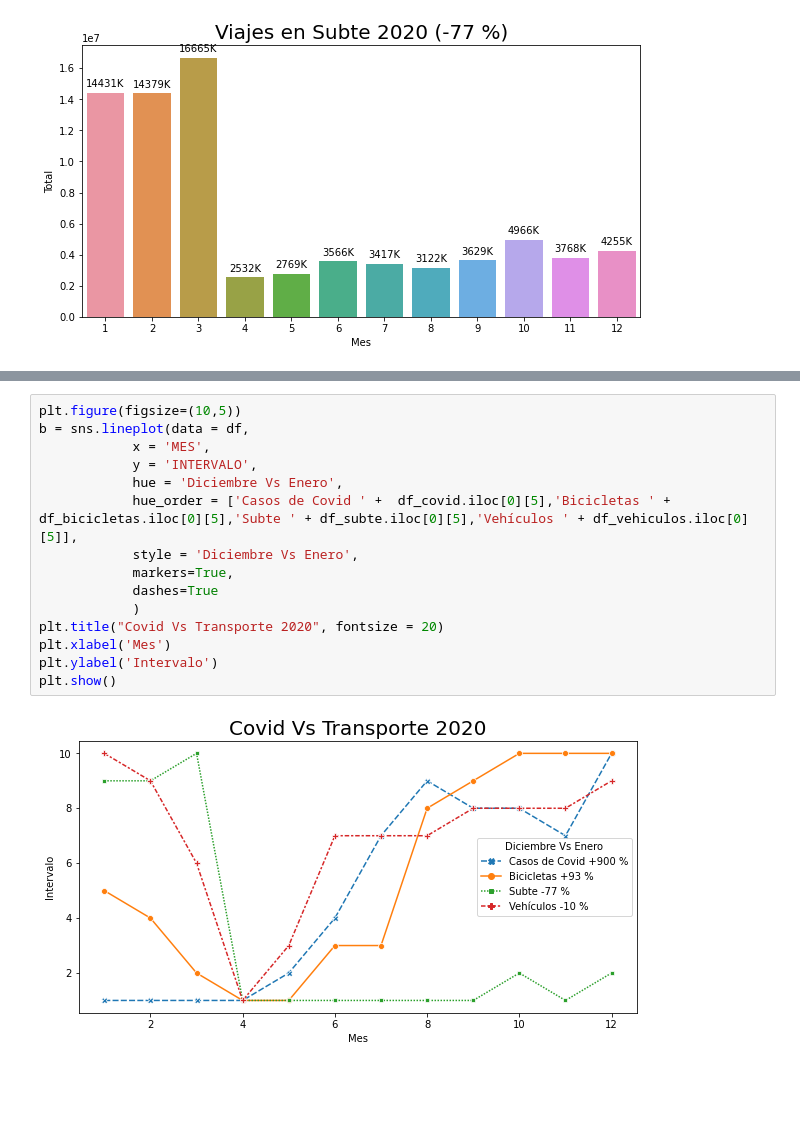
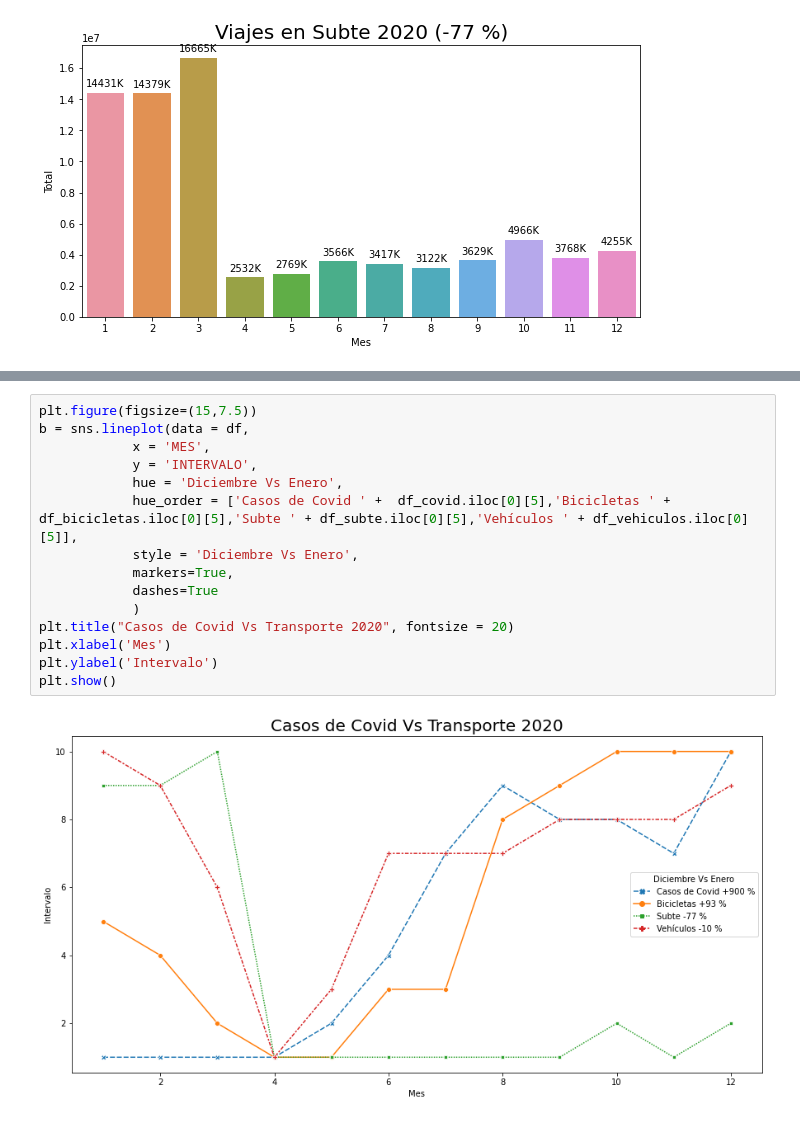
Before and after one commit to fernandorgonzalez/cursos-eant-python_data_analytics-proyecto, a Jupyter notebook: covid_transporte.ipynb, the cells around one changed output, grey strips where cells are left out. Drawn from its saved outputs; the diff is of its cells as text; blank space fills up the shorter version.

```diff
--- a/covid_transporte.ipynb
+++ b/covid_transporte.ipynb
@@ -182,17 +182,17 @@ plt.show()
 # %%
-plt.figure(figsize=(10,5))
+plt.figure(figsize=(15,7.5))
 b = sns.lineplot(data = df,
             x = 'MES',
             y = 'INTERVALO',
             hue = 'Diciembre Vs Enero',
             hue_order = ['Casos de Covid ' +  df_covid.iloc[0][5],'Bicicletas ' + df_bicicletas.iloc[0][5],'Subte ' + df_subte.iloc[0][5],'Vehículos ' + df_vehiculos.iloc[0][5]],
             style = 'Diciembre Vs Enero',
             markers=True,
             dashes=True
             )
-plt.title("Covid Vs Transporte 2020", fontsize = 20)
+plt.title("Casos de Covid Vs Transporte 2020", fontsize = 20)
 plt.xlabel('Mes')
 plt.ylabel('Intervalo')
 plt.show()
 # %% [output]
-[figure, old version]
+[figure, new version]
```
Also changed, not shown: parts of 12 cells of this notebook.
